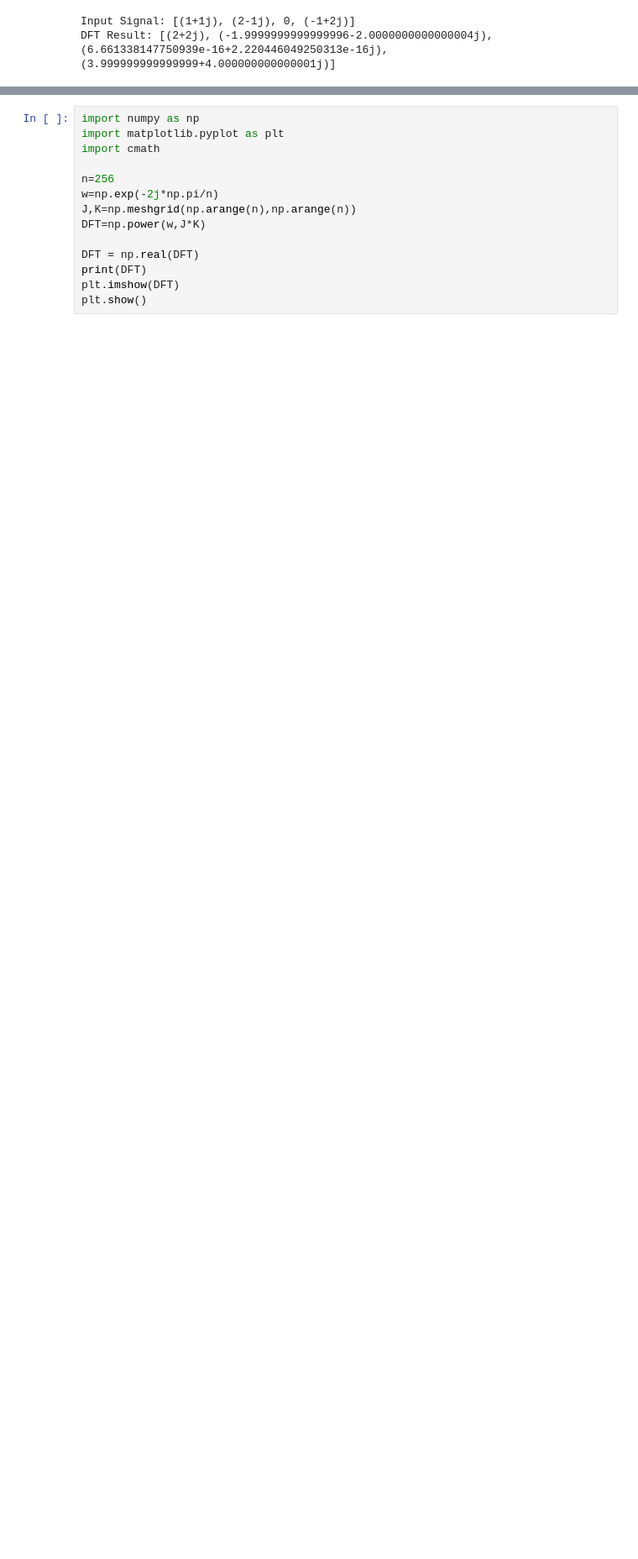
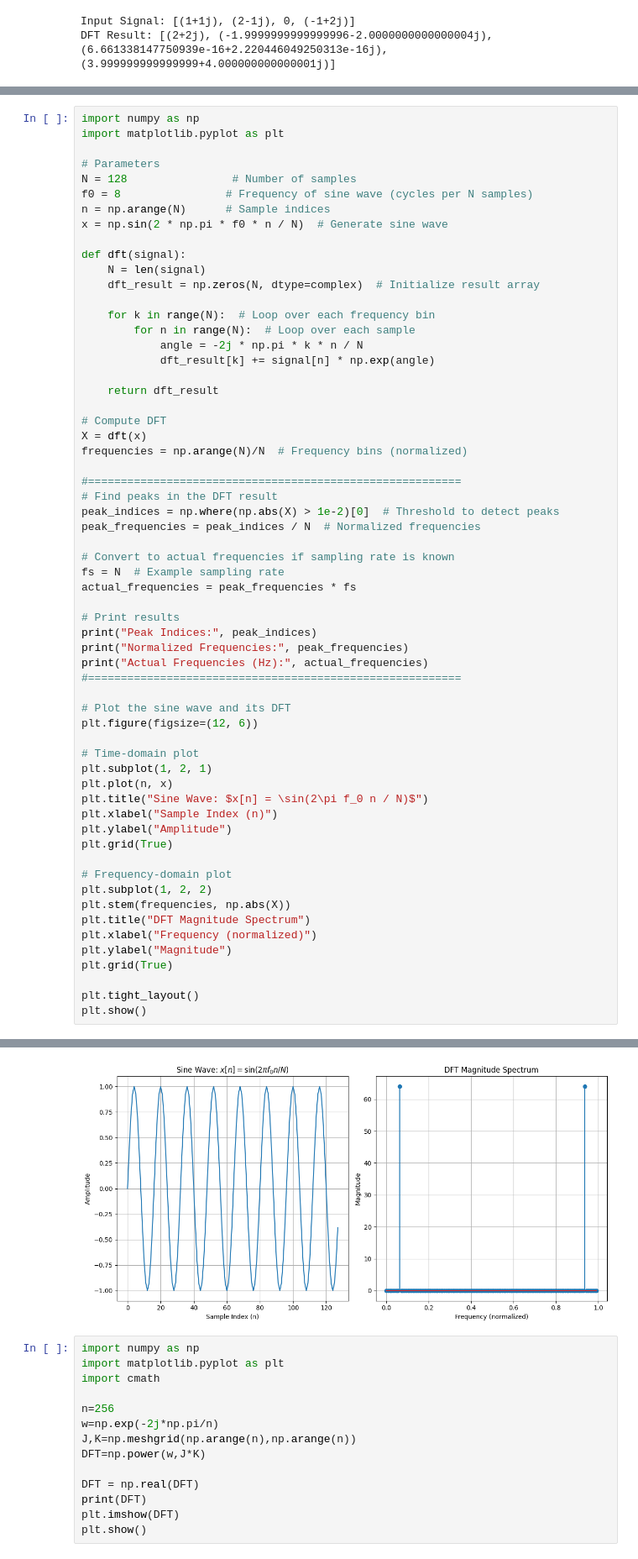
Before and after one commit to navgaur/Mathematical-Physics-III, a Jupyter notebook: Fourier_Trans_UGCF.ipynb, the cells around one changed output, grey strips where cells are left out. Shown at 84% size. Saved outputs shown, nothing was run; the diff lists cells and outputs as text; blank space fills up the shorter version.

```diff
--- a/Fourier_Trans_UGCF.ipynb
+++ b/Fourier_Trans_UGCF.ipynb
@@ -86,0 +96,62 @@ DFT Result: [(2+2j), (-1.9999999999999996-2.0000000000000004j), (6.6613381477509
+# %%
+import numpy as np
+import matplotlib.pyplot as plt
+
+# Parameters
+N = 128                # Number of samples
+f0 = 8                # Frequency of sine wave (cycles per N samples)
+n = np.arange(N)      # Sample indices
+x = np.sin(2 * np.pi * f0 * n / N)  # Generate sine wave
+
+def dft(signal):
+    N = len(signal)
+    dft_result = np.zeros(N, dtype=complex)  # Initialize result array
+
+    for k in range(N):  # Loop over each frequency bin
+        for n in range(N):  # Loop over each sample
+            angle = -2j * np.pi * k * n / N
+            dft_result[k] += signal[n] * np.exp(angle)
+
+    return dft_result
+
+# Compute DFT
+X = dft(x)
+frequencies = np.arange(N)/N  # Frequency bins (normalized)
+
+#=========================================================
+# Find peaks in the DFT result
+peak_indices = np.where(np.abs(X) > 1e-2)[0]  # Threshold to detect peaks
+peak_frequencies = peak_indices / N  # Normalized frequencies
+
+# Convert to actual frequencies if sampling rate is known
+fs = N  # Example sampling rate
+actual_frequencies = peak_frequencies * fs
+
+# Print results
+print("Peak Indices:", peak_indices)
+print("Normalized Frequencies:", peak_frequencies)
+print("Actual Frequencies (Hz):", actual_frequencies)
+#=========================================================
+
+# Plot the sine wave and its DFT
+plt.figure(figsize=(12, 6))
+
+# Time-domain plot
+plt.subplot(1, 2, 1)
+plt.plot(n, x)
+plt.title("Sine Wave: $x[n] = \sin(2\pi f_0 n / N)$")
+plt.xlabel("Sample Index (n)")
+plt.ylabel("Amplitude")
+plt.grid(True)
+
+# Frequency-domain plot
+plt.subplot(1, 2, 2)
+plt.stem(frequencies, np.abs(X))
+plt.title("DFT Magnitude Spectrum")
+plt.xlabel("Frequency (normalized)")
+plt.ylabel("Magnitude")
+plt.grid(True)
+
+plt.tight_layout()
+plt.show()
+# %% [output]
@@ -87,3 +161,4 @@ DFT Result: [(2+2j), (-1.9999999999999996-2.0000000000000004j), (6.6613381477509
+[figure, added]
 # %%
 import numpy as np
 import matplotlib.pyplot as plt
```
Also changed, not shown: parts of 2 cells of this notebook.
